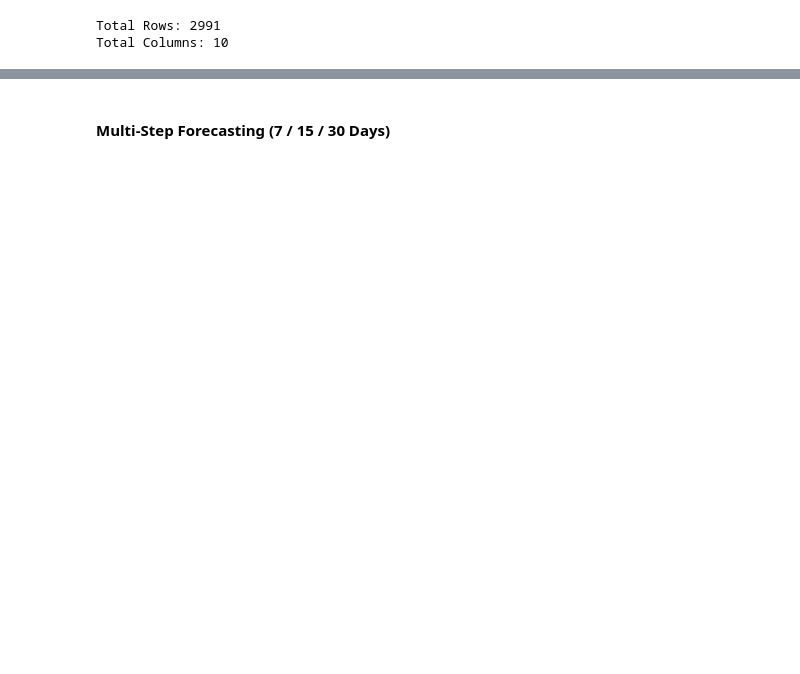
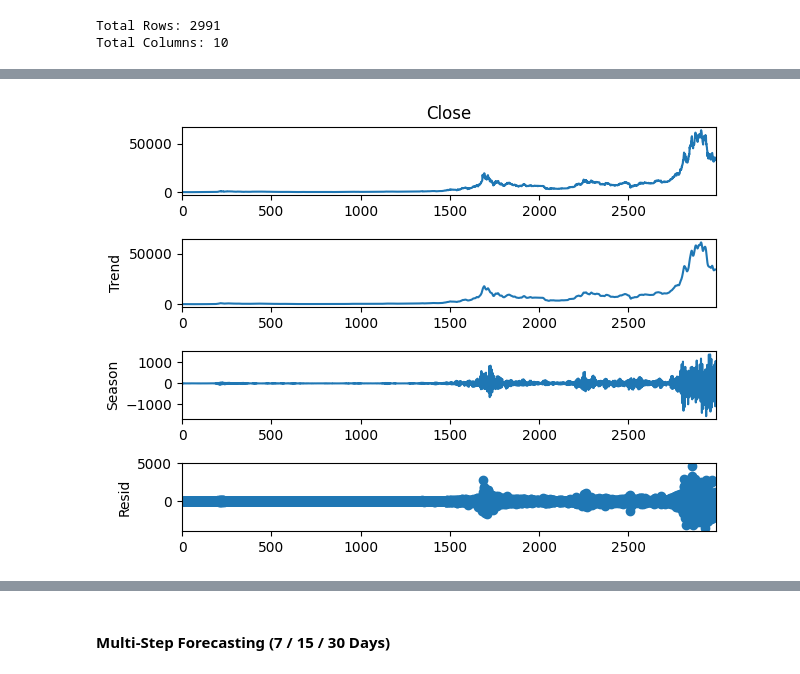
Before and after one commit to naresh5422/crypto-forecasting-project, a Jupyter notebook: notebooks/cryptocurrency_price_forecasting.ipynb, the cells around one changed output, grey strips where cells are left out. Cells and saved outputs as stored; diff of their text form; code cells hidden in the pictures; blank space fills up the shorter version.

```diff
--- a/notebooks/cryptocurrency_price_forecasting.ipynb
+++ b/notebooks/cryptocurrency_price_forecasting.ipynb
@@ -406,0 +183,5 @@ results_df
+# %%
+result.plot()
+plt.show()
+# %% [output]
+[figure, added]
```
Also changed, not shown: parts of 204 cells of this notebook, 12 other files.
